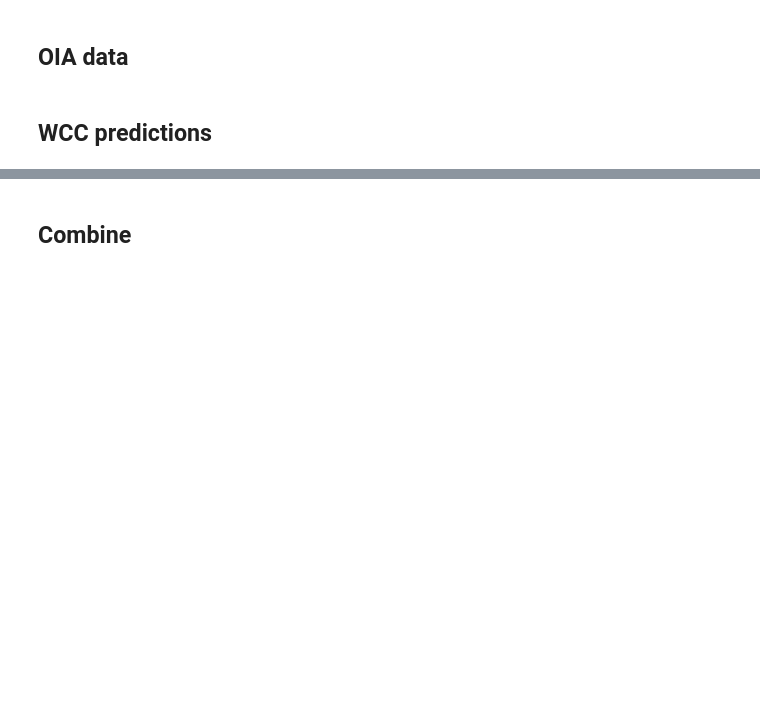
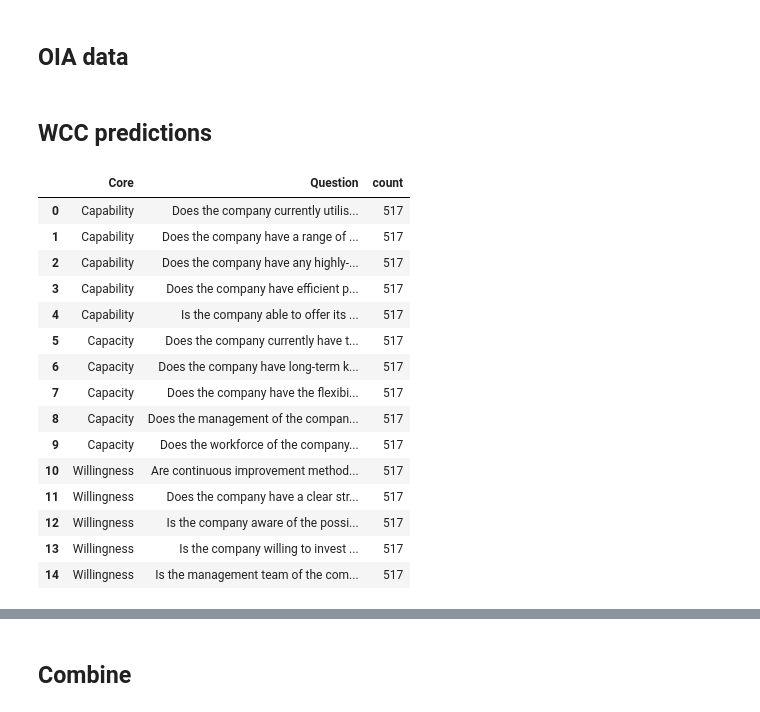
Before and after one commit to roughhawkbit/digi-inno-road-prod, a Jupyter notebook: analysis/DataCharacterisationForPaper.ipynb, the cells around one changed output, grey strips where cells are left out. Cells and saved outputs as stored; diff of their text form; code cells hidden in the pictures; blank space fills up the shorter version.

```diff
--- a/analysis/DataCharacterisationForPaper.ipynb
+++ b/analysis/DataCharacterisationForPaper.ipynb
@@ -137,7 +124,26 @@ questions_to_keep = [
     "Does the company currently have the resources available to invest in new technologies and implement them in a cost-effective way?",
     "Does the workforce of the company have the appropriate know-how to be able to facilitate the introduction of new technology or processes?",
 ]
-wcc_predictions_df = wcc_predictions_df[wcc_predictions_df['Question'].isin(questions_to_keep)]
+# wcc_predictions_df = wcc_predictions_df[wcc_predictions_df['Question'].isin(questions_to_keep)]
+# %%
+wcc_predictions_df.groupby(['Core', 'Question']).size().reset_index().rename(columns={0:'count'})
+# %% [output]
+|  | Core | Question | count |
+| 0 | Capability | Does the company currently utilis... | 517 |
+| 1 | Capability | Does the company have a range of ... | 517 |
+| 2 | Capability | Does the company have any highly-... | 517 |
+| 3 | Capability | Does the company have efficient p... | 517 |
+| 4 | Capability | Is the company able to offer its ... | 517 |
+| 5 | Capacity | Does the company currently have t... | 517 |
+| 6 | Capacity | Does the company have long-term k... | 517 |
+| 7 | Capacity | Does the company have the flexibi... | 517 |
+| 8 | Capacity | Does the management of the compan... | 517 |
+| 9 | Capacity | Does the workforce of the company... | 517 |
+| 10 | Willingness | Are continuous improvement method... | 517 |
+| 11 | Willingness | Does the company have a clear str... | 517 |
+| 12 | Willingness | Is the company aware of the possi... | 517 |
+| 13 | Willingness | Is the company willing to invest ... | 517 |
+| 14 | Willingness | Is the management team of the com... | 517 |
 # %%
 client_wcc_averages = wcc_predictions_df.groupby(['Client ID', 'Core'])[['Client ID', 'Core', 'Prediction']].apply(
     lambda x: numpy.average(x['Prediction'])
```
Also changed, not shown: parts of 8 cells of this notebook.
